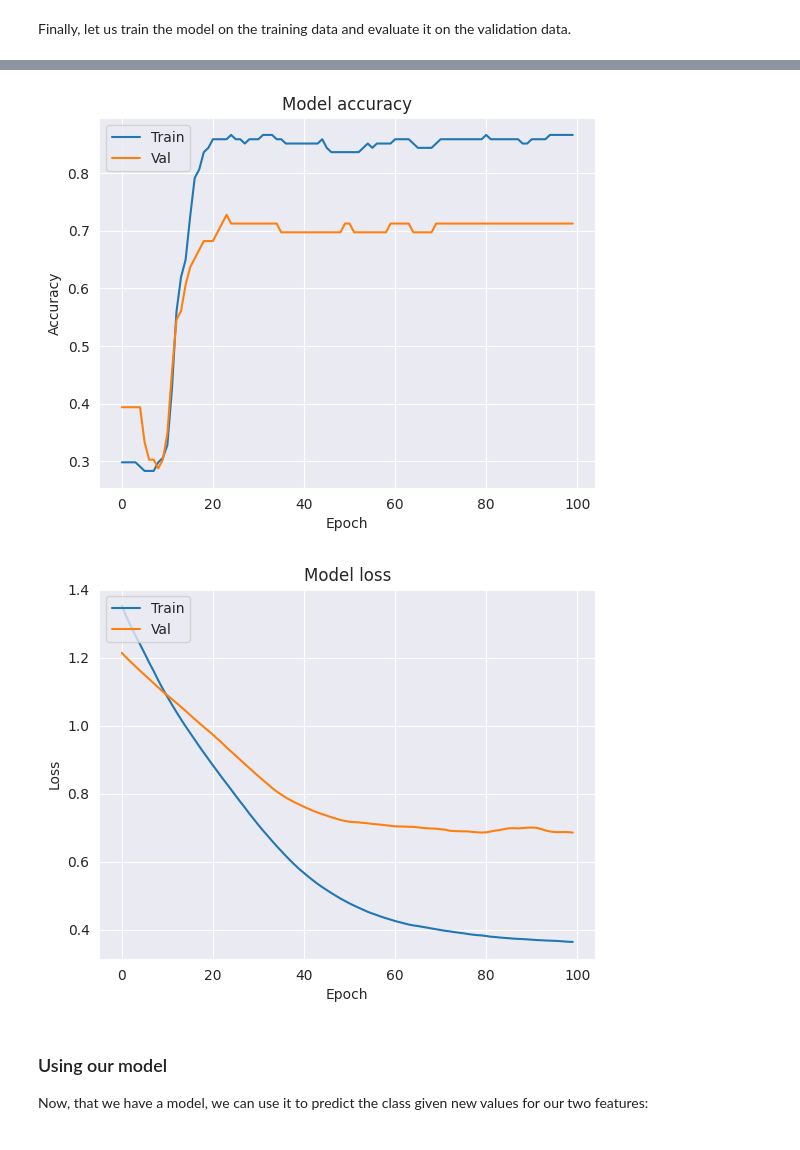
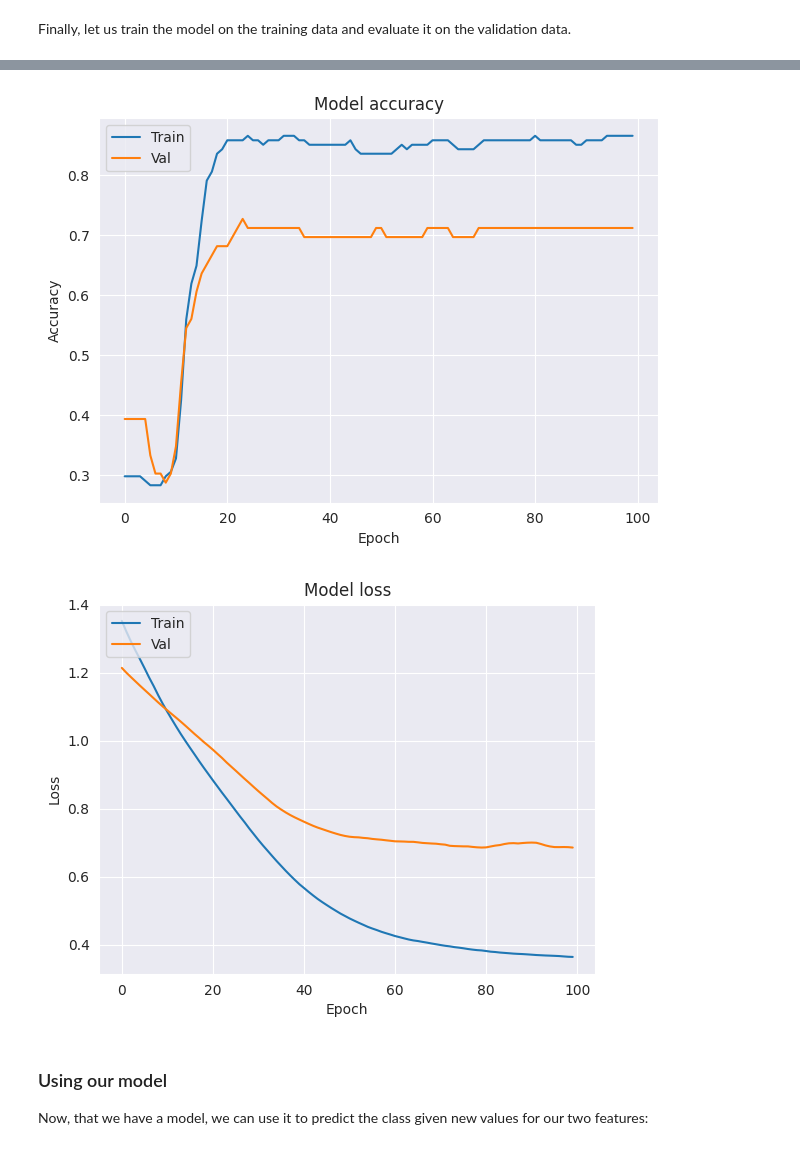
Before and after one commit to lina-usc/scinbre-python-2024, a Jupyter notebook: 0613_neural_networks_part1/day9_deepa_without_answers.ipynb, the cells around one changed output, grey strips where cells are left out. Drawn from its saved outputs; the diff is of its cells as text; code cells hidden in the pictures.

```diff
--- a/0613_neural_networks_part1/day9_deepa_without_answers.ipynb
+++ b/0613_neural_networks_part1/day9_deepa_without_answers.ipynb
@@ -259,7 +256,7 @@ X, y = make_classification(n_samples=200, n_features=2,
                            class_sep=0.85, random_state=0)
 
 # Split the dataset into training and validation segments
-X_train, X_val, y_train, y_val = train_test_split(X, y, test_size=0.33, random_state=1234)
+X_train, X_val, y_train, y_val = train_test_split(X, y, test_size=0.2, random_state=1234)
 # %%
 # Plot training dataset
 sns.scatterplot(x=X[:, 0], y=X[:, 1], hue=y, palette="deep")
@@ -333,6 +330,8 @@ _________________________________________________________________
 Finally, let us train the model on the training data and evaluate it on the validation data.
 # %%
 # Train the model
-history = model.fit(X_train, y_train, epochs=100, validation_data=(X_val, y_val))
+history = model.fit(X_train, y_train,
+                    epochs=100,  # How many iterations (steps we take) toward a lower gradient
+                    validation_data=(X_val, y_val))
 # %% [output]
 Epoch 1/100
@@ -355,23 +354,24 @@ Epoch 100/100
 # %%
 # Plot training & validation accuracy values
 plt.plot(history.history['accuracy'])
 plt.plot(history.history['val_accuracy'])
 plt.title('Model accuracy')
 plt.ylabel('Accuracy')
 plt.xlabel('Epoch')
 plt.legend(['Train', 'Val'], loc='upper left')
-plt.show()
+plt.tight_layout()
+plt.savefig("acuracy.png", dpi=300)
 
 # Plot training & validation loss values
+plt.figure()
 plt.plot(history.history['loss'])
 plt.plot(history.history['val_loss'])
 plt.title('Model loss')
 plt.ylabel('Loss')
 plt.xlabel('Epoch')
 plt.legend(['Train', 'Val'], loc='upper left')
-plt.show()
 # %% [output]
-[figure, old version]
+[figure, new version]
 [figure]
 # %% [markdown]
 ### Using our model
```
Also changed, not shown: parts of 6 cells of this notebook, 3 other files.
